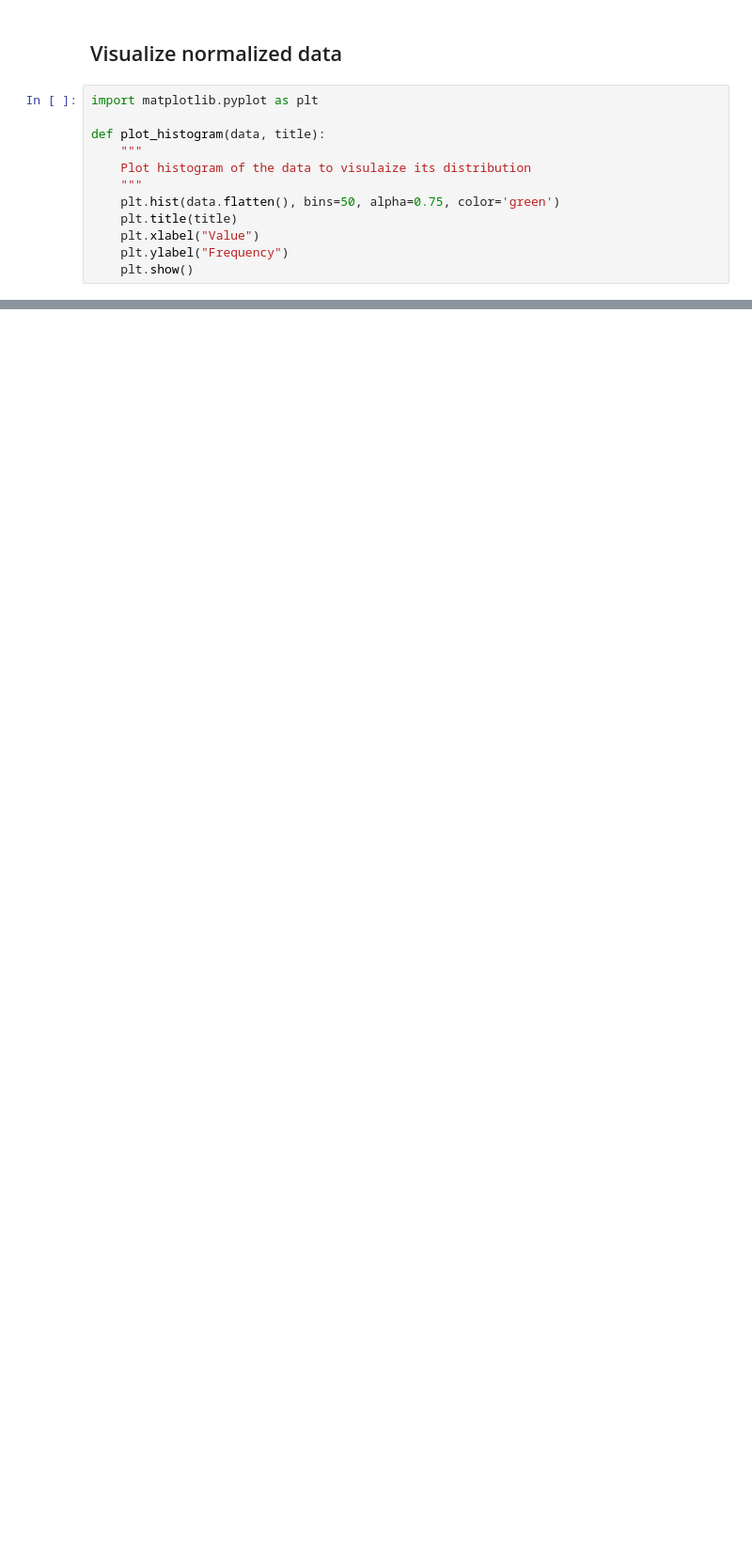
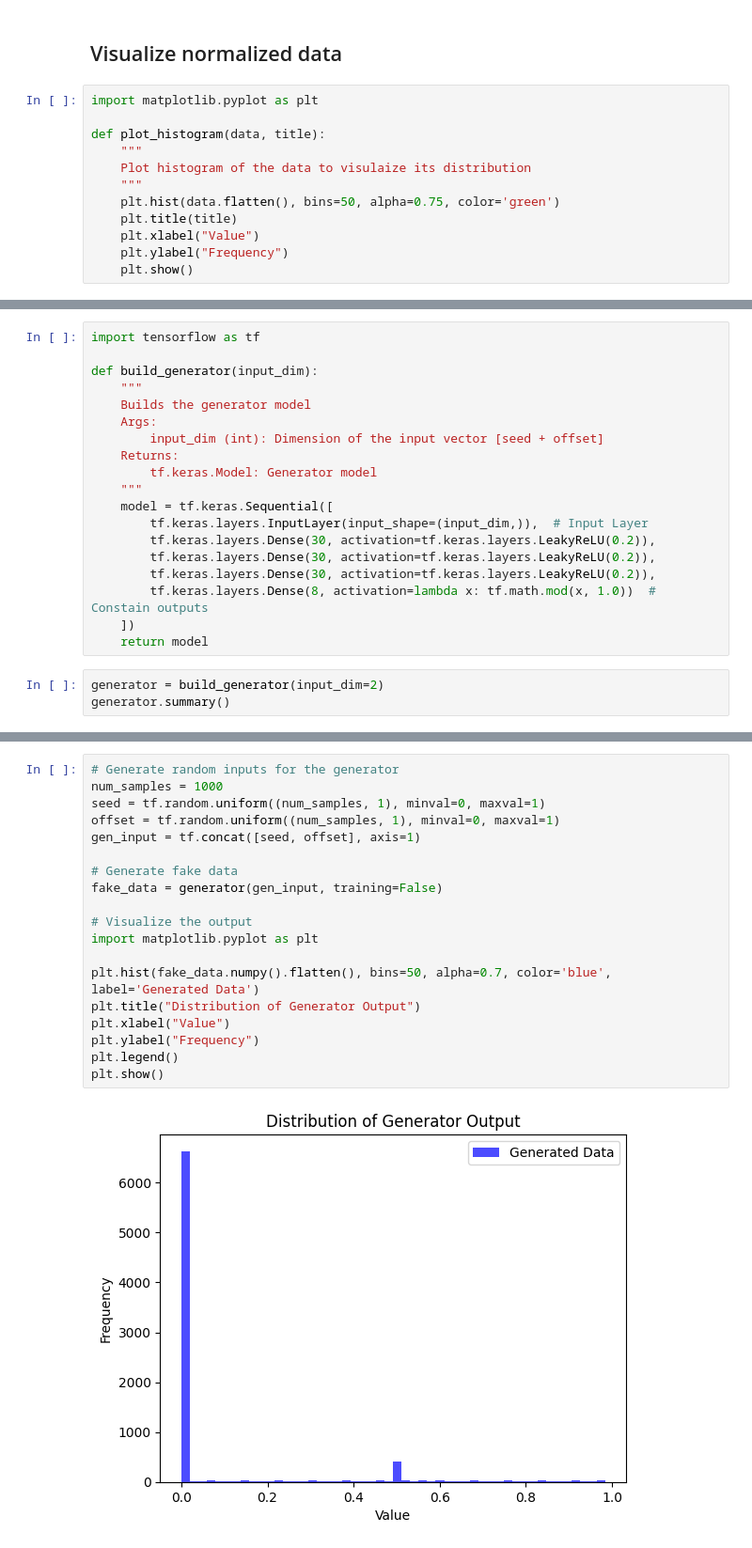
Before and after one commit to kanish-h-h/prng-using-GAN, a Jupyter notebook: notebooks/analzye-data.ipynb, the cells around one changed output, grey strips where cells are left out. Shown at 94% size. Cells and saved outputs as stored; diff of their text form; blank space fills up the shorter version.

Commit message:
UPD: sample GAN model

```diff
--- a/notebooks/analzye-data.ipynb
+++ b/notebooks/analzye-data.ipynb
@@ -65,0 +68,22 @@ plot_histogram(data_norm, "Distribution of Normalized Data")
+# %%
+import tensorflow as tf
+
+def build_generator(input_dim):
+	"""
+	Builds the generator model
+	Args:
+		input_dim (int): Dimension of the input vector [seed + offset]
+	Returns:
+		tf.keras.Model: Generator model
+	"""
+	model = tf.keras.Sequential([
+		tf.keras.layers.InputLayer(input_shape=(input_dim,)),  # Input Layer
+		tf.keras.layers.Dense(30, activation=tf.keras.layers.LeakyReLU(0.2)),
+		tf.keras.layers.Dense(30, activation=tf.keras.layers.LeakyReLU(0.2)),
+		tf.keras.layers.Dense(30, activation=tf.keras.layers.LeakyReLU(0.2)),
+		tf.keras.layers.Dense(8, activation=lambda x: tf.math.mod(x, 1.0))  # Constain outputs
+	])
+	return model
+# %%
+generator = build_generator(input_dim=2)
+generator.summary()
@@ -65,0 +336,21 @@ plot_histogram(data_norm, "Distribution of Normalized Data")
+# %%
+# Generate random inputs for the generator
+num_samples = 1000
+seed = tf.random.uniform((num_samples, 1), minval=0, maxval=1)
+offset = tf.random.uniform((num_samples, 1), minval=0, maxval=1)
+gen_input = tf.concat([seed, offset], axis=1)
+
+# Generate fake data
+fake_data = generator(gen_input, training=False)
+
+# Visualize the output
+import matplotlib.pyplot as plt
+
+plt.hist(fake_data.numpy().flatten(), bins=50, alpha=0.7, color='blue', label='Generated Data')
+plt.title("Distribution of Generator Output")
+plt.xlabel("Value")
+plt.ylabel("Frequency")
+plt.legend()
+plt.show()
+# %% [output]
+[figure, added]
```
Also changed, not shown: parts of 27 cells of this notebook, 1 other file.
